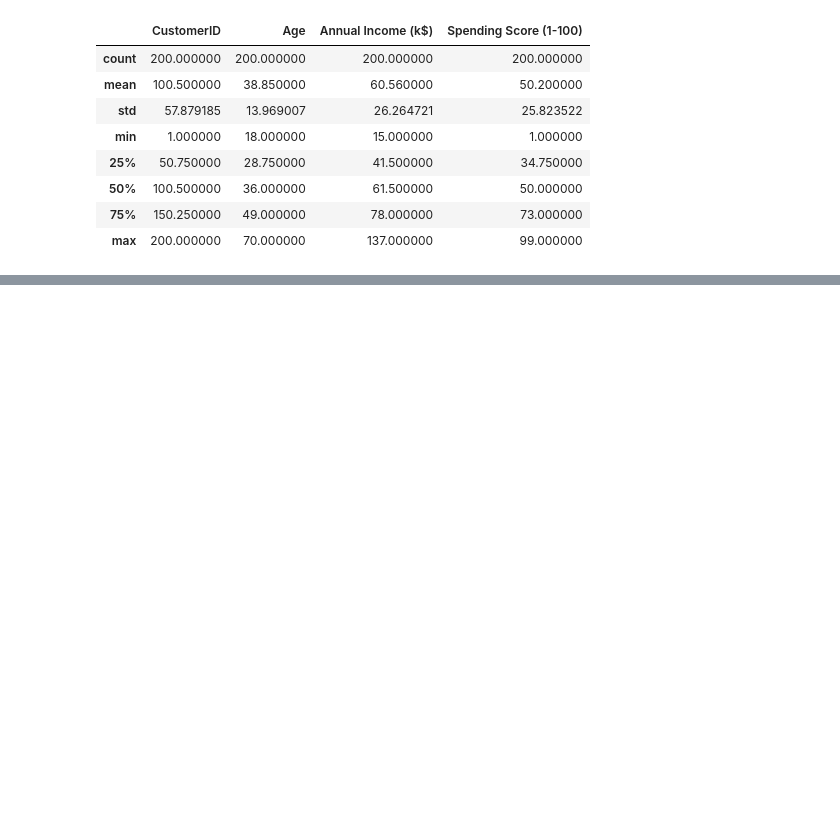
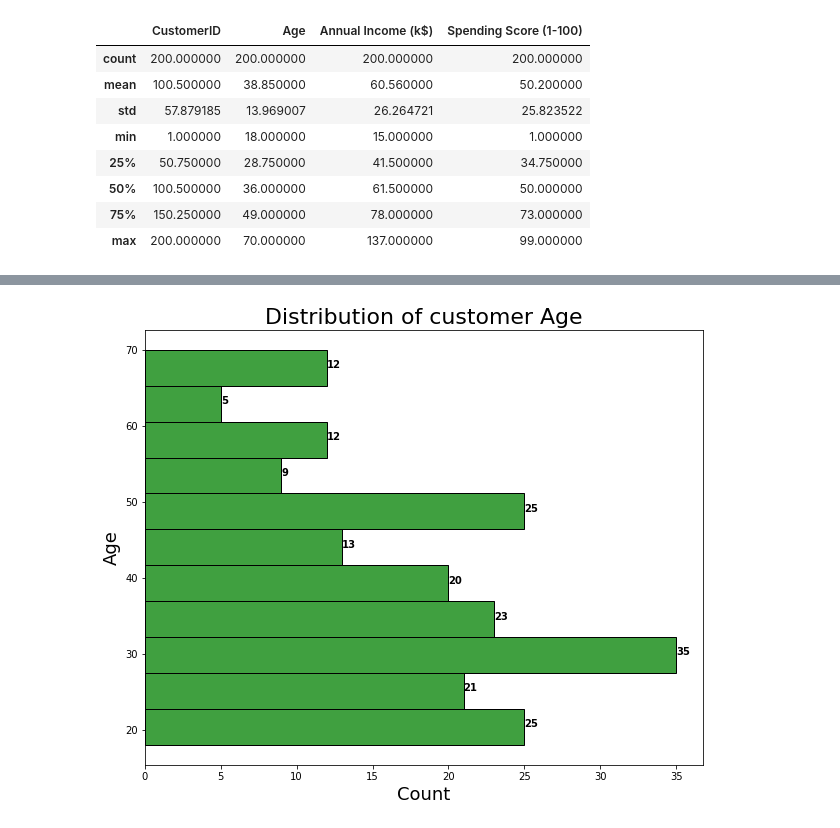
Before and after one commit to antonygatua/playing-with-data, a Jupyter notebook: Mall_customers/customer.ipynb, the cells around one changed output, grey strips where cells are left out. Cells and saved outputs as stored; diff of their text form; code cells hidden in the pictures; blank space fills up the shorter version.

```diff
--- a/Mall_customers/customer.ipynb
+++ b/Mall_customers/customer.ipynb
@@ -75,0 +168,17 @@ def bar_gender(df, var):
+# %%
+def age_dist(df, var):
+
+    char,ax = plt.subplots(figsize=(10,8))
+
+    ax = sns.histplot(data=df, y=var, bins = 11, color = 'green')
+
+    ax.set_xlabel('Count', size=18); ax.set_ylabel(var, size = 18)
+
+    ax.set_title(f'Distribution of customer {var}', size = 22)
+
+    for rect in ax.patches:
+        ax.text(rect.get_width(),rect.get_y() + rect.get_height()/2, rect.get_width(), weight = 'bold')
+# %%
+age_dist(df, 'Age')
+# %% [output]
+[figure, added]
```
Also changed, not shown: parts of 11 cells of this notebook, 3 other files.
